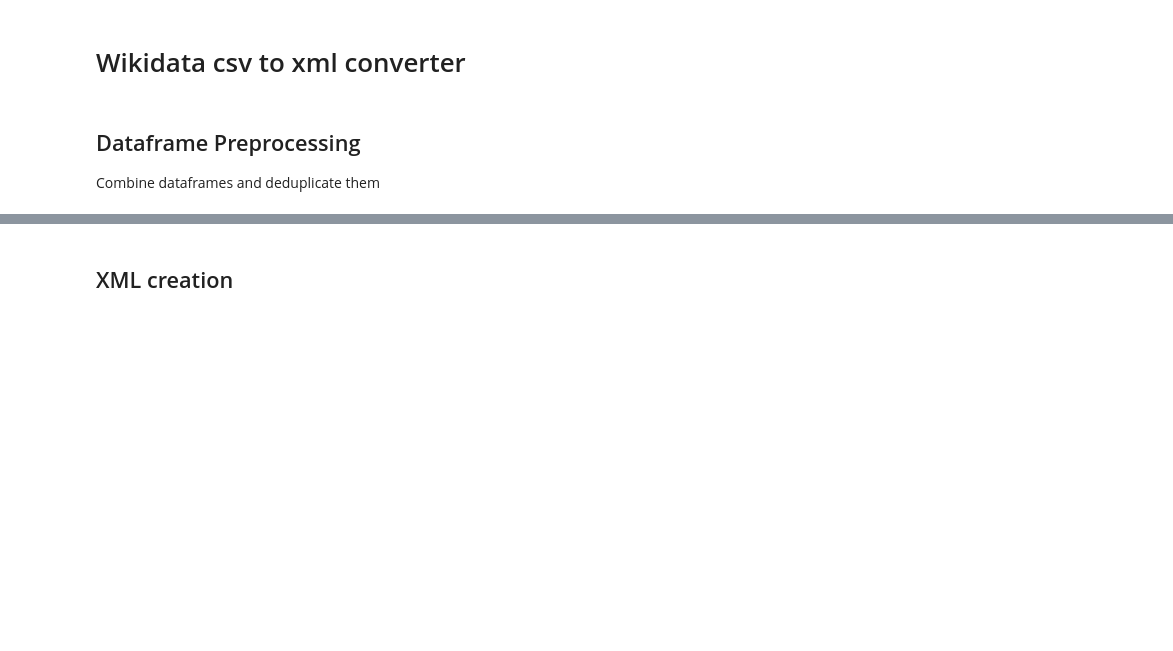
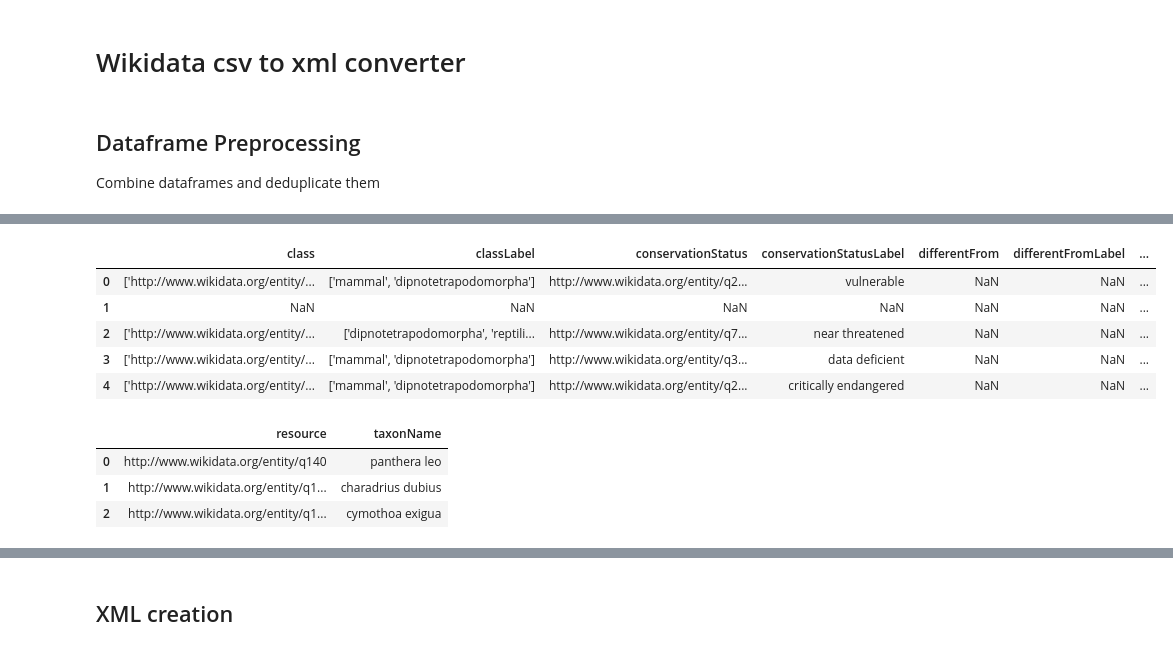
Before and after one commit to till22G/Web_Data_Integration_Project, a Jupyter notebook: notebooks/wd_xml_converter.ipynb, the cells around one changed output, grey strips where cells are left out. Saved outputs shown, nothing was run; the diff lists cells and outputs as text; code cells hidden in the pictures; blank space fills up the shorter version.

```diff
--- a/notebooks/wd_xml_converter.ipynb
+++ b/notebooks/wd_xml_converter.ipynb
@@ -33,0 +41,64 @@ Dataframe length after deduplication:  150724
+# %%
+# merge labels to taxonCommonName
+# convert strings of lists to list of stings in df
+def convertStrToList(s):
+
+    result = s
+    if type(s) == str:
+        if s[0] == '[' and s[-1] == ']':
+
+            s = s.replace('\"', '')
+            s = s.replace('\'', '')
+
+            l_s = s[1:-1].split(', ')
+
+            result = l_s
+
+    return result
+
+def extractAndAppendElements(elem, list_to_append):
+    if type(elem) == str:
+        if elem not in list_to_append:
+            list_to_append.append(elem)
+    if type(elem) == list:
+        for e in elem:
+            if e not in list_to_append:
+                list_to_append.append(e)
+    return list_to_append
+
+def mergeLabeltoTaxonCommonName(commonNames, labels):
+    list_of_names = []
+    list_of_names = extractAndAppendElements(commonNames, list_of_names)
+    list_of_names = extractAndAppendElements(labels,      list_of_names)
+
+
+    if len(list_of_names)   == 0:
+        return_value = ''
+    elif len(list_of_names) == 1:
+        return_value = list_of_names[0]
+    else:
+        return_value = list_of_names
+
+    return return_value
+
+df['taxonCommonName'] = df['taxonCommonName'].apply(lambda x: convertStrToList(x))
+df['taxonCommonName'] = df.apply(lambda x: mergeLabeltoTaxonCommonName(x['taxonCommonName'], x['resourceLabel']), axis = 1)
+df = df.drop(columns='resourceLabel')
+df.head(5)
+# %% [output]
+|  | class | classLabel | conservationStatus | conservationStatusLabel | differentFrom | differentFromLabel | ... |
+| 0 | ['http://www.wikidata.org/entity/... | ['mammal', 'dipnotetrapodomorpha'] | http://www.wikidata.org/entity/q2... | vulnerable | NaN | NaN | ... |
+| 1 | NaN | NaN | NaN | NaN | NaN | NaN | ... |
+| 2 | ['http://www.wikidata.org/entity/... | ['dipnotetrapodomorpha', 'reptili... | http://www.wikidata.org/entity/q7... | near threatened | NaN | NaN | ... |
+| 3 | ['http://www.wikidata.org/entity/... | ['mammal', 'dipnotetrapodomorpha'] | http://www.wikidata.org/entity/q3... | data deficient | NaN | NaN | ... |
+| 4 | ['http://www.wikidata.org/entity/... | ['mammal', 'dipnotetrapodomorpha'] | http://www.wikidata.org/entity/q2... | critically endangered | NaN | NaN | ... |
+# %%
+# dataframe containing resource and respective scientific name (taxonName)
+df_sn = pd.read_csv(path_scientificNames)
+df_sn = df_sn.drop_duplicates()
+df_sn.head(3)
+# %% [output]
+|  | resource | taxonName |
+| 0 | http://www.wikidata.org/entity/q140 | panthera leo |
+| 1 | http://www.wikidata.org/entity/q1... | charadrius dubius |
+| 2 | http://www.wikidata.org/entity/q1... | cymothoa exigua |
```
Also changed, not shown: parts of 17 cells of this notebook, 3 other files.
